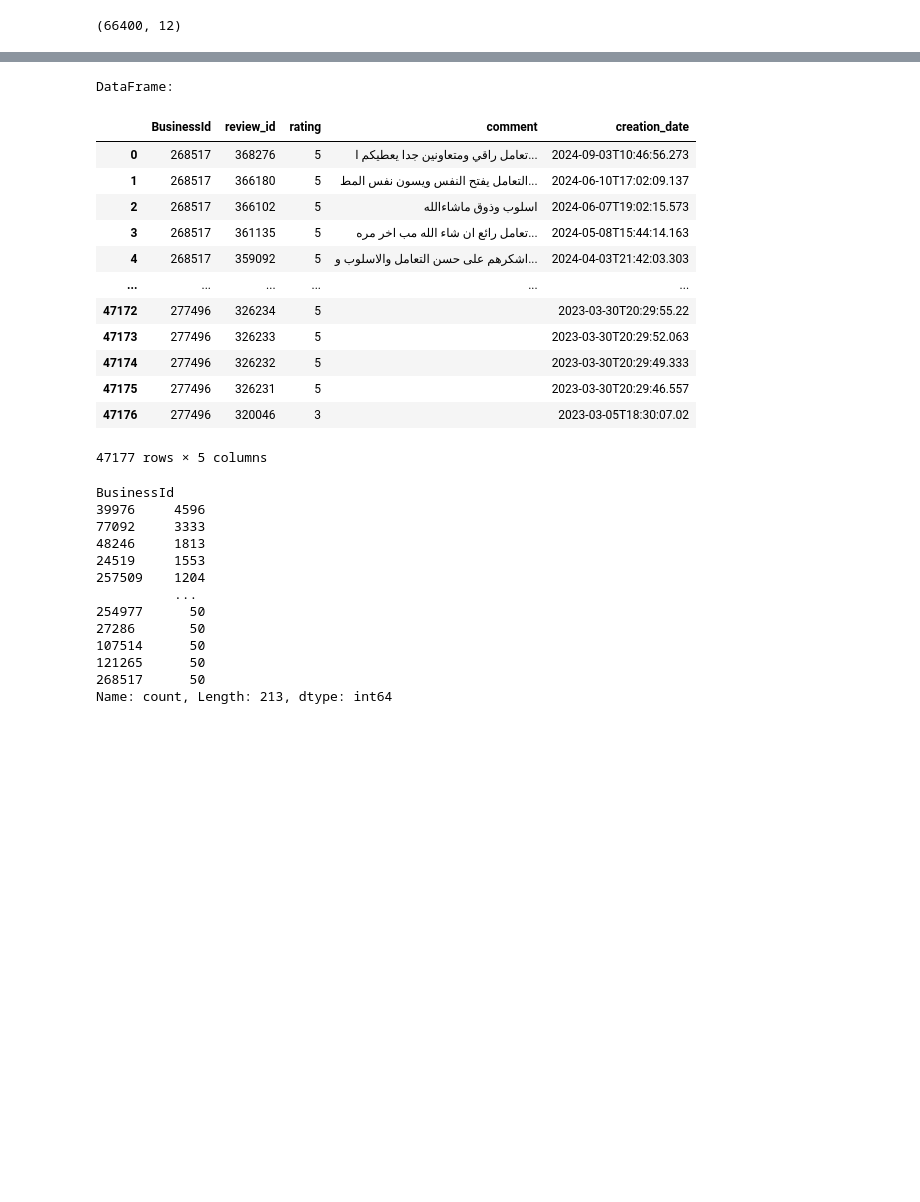
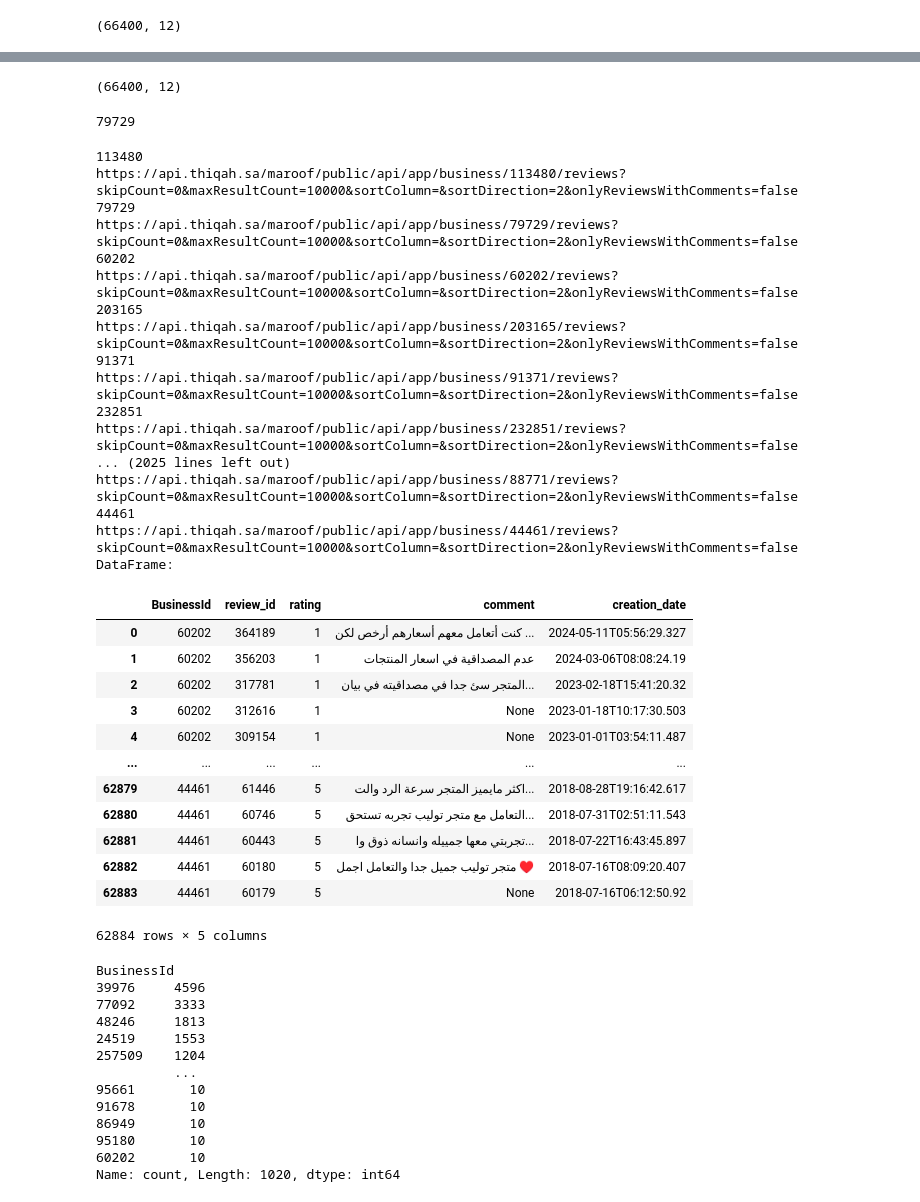
Before and after one commit to almalkiashwaq0/Shawer-Saudi-E-commerce-Market-Analysis, a Jupyter notebook: Web Scraping.ipynb, the cells around one changed output, grey strips where cells are left out. Saved outputs shown, nothing was run; the diff lists cells and outputs as text; code cells hidden in the pictures; blank space fills up the shorter version.

Commit message:
Added the at least 10 comments stores and added there comments datasets, renamed some files.

```diff
--- a/Web Scraping.ipynb
+++ b/Web Scraping.ipynb
@@ -442,0 +419,8 @@ df50['TotalReviews'].sort_values(ascending=False).sum()
+# %%
+df50 = pd.read_csv('all_stores.csv')
+# %%
+df50.shape
+# %% [output]
+(66400, 12)
+# %%
+df50 = df50[df50['TotalReviews'] >= 10]
@@ -443,3 +429,7 @@ df50['TotalReviews'].sort_values(ascending=False).sum()
+# %%
+list(df50['Id'].values)[1]
+# %% [output]
+79729
 # %%
 
 # Base URL for the API endpoint
@@ -452,13 +442,17 @@ headers = {
 }
 
 def get_store_reviews(store_id):
+    print(store_id)
     api_url = api_url_template.format(store_id=store_id)
+    print(api_url)
 
     response = requests.get(api_url, headers=headers)
 
     if response.status_code != 200:
         print("Failed to retrieve data.")
         return None
+    if response.status_code != 200:
+        print("200")
 
     try:
         data = response.json()
@@ -481,45 +475,61 @@ def get_store_reviews(store_id):
 
 def fetch_reviews_parallel(store_ids):
     all_reviews = []
     with ThreadPoolExecutor(max_workers=20) as executor:
         future_to_store_id = {executor.submit(get_store_reviews, store_id): store_id for store_id in store_ids}
         for future in as_completed(future_to_store_id):
             store_id = future_to_store_id[future]
             try:
                 result = future.result()
                 if result:
                     all_reviews.extend(result)
             except Exception as exc:
                 print(f"{store_id} generated an exception: {exc}")
     return all_reviews
 
 
 # Fetch reviews for each store in parallel
 all_reviews = fetch_reviews_parallel(list(df50['Id'].values))
 
 # Convert to DataFrame
 df_reviews = pd.DataFrame(all_reviews)
 
 # Print the DataFrame
 print("DataFrame:")
 # print(df)
 df_reviews
 # Optionally, save to a CSV file
 # %% [output]
+113480
+https://api.thiqah.sa/maroof/public/api/app/business/113480/reviews?skipCount=0&maxResultCount=10000&sortColumn=&sortDirection=2&onlyReviewsWithComments=false
+79729
+https://api.thiqah.sa/maroof/public/api/app/business/79729/reviews?skipCount=0&maxResultCount=10000&sortColumn=&sortDirection=2&onlyReviewsWithComments=false
+60202
+https://api.thiqah.sa/maroof/public/api/app/business/60202/reviews?skipCount=0&maxResultCount=10000&sortColumn=&sortDirection=2&onlyReviewsWithComments=false
+203165
+https://api.thiqah.sa/maroof/public/api/app/business/203165/reviews?skipCount=0&maxResultCount=10000&sortColumn=&sortDirection=2&onlyReviewsWithComments=false
+91371
+https://api.thiqah.sa/maroof/public/api/app/business/91371/reviews?skipCount=0&maxResultCount=10000&sortColumn=&sortDirection=2&onlyReviewsWithComments=false
+232851
+https://api.thiqah.sa/maroof/public/api/app/business/232851/reviews?skipCount=0&maxResultCount=10000&sortColumn=&sortDirection=2&onlyReviewsWithComments=false
+... (2025 lines left out)
+https://api.thiqah.sa/maroof/public/api/app/business/88771/reviews?skipCount=0&maxResultCount=10000&sortColumn=&sortDirection=2&onlyReviewsWithComments=false
+44461
+https://api.thiqah.sa/maroof/public/api/app/business/44461/reviews?skipCount=0&maxResultCount=10000&sortColumn=&sortDirection=2&onlyReviewsWithComments=false
 DataFrame:
 |  | BusinessId | review_id | rating | comment | creation_date |
-| 0 | 268517 | 368276 | 5 | تعامل راقي ومتعاونين جدا يعطيكم ا... | 2024-09-03T10:46:56.273 |
-| 1 | 268517 | 366180 | 5 | التعامل يفتح النفس ويسون نفس المط... | 2024-06-10T17:02:09.137 |
-| 2 | 268517 | 366102 | 5 | اسلوب وذوق ماشاءالله | 2024-06-07T19:02:15.573 |
-| 3 | 268517 | 361135 | 5 | تعامل رائع ان شاء الله مب اخر مره... | 2024-05-08T15:44:14.163 |
-| 4 | 268517 | 359092 | 5 | اشكرهم على حسن التعامل والاسلوب و... | 2024-04-03T21:42:03.303 |
+| 0 | 60202 | 364189 | 1 | كنت أتعامل معهم أسعارهم أرخص لكن ... | 2024-05-11T05:56:29.327 |
+| 1 | 60202 | 356203 | 1 | عدم المصداقية في اسعار المنتجات | 2024-03-06T08:08:24.19 |
+| 2 | 60202 | 317781 | 1 | المتجر سئ جدا في مصداقيته في بيان... | 2023-02-18T15:41:20.32 |
+| 3 | 60202 | 312616 | 1 | None | 2023-01-18T10:17:30.503 |
+| 4 | 60202 | 309154 | 1 | None | 2023-01-01T03:54:11.487 |
 | ... | ... | ... | ... | ... | ... |
-| 47172 | 277496 | 326234 | 5 |  | 2023-03-30T20:29:55.22 |
-| 47173 | 277496 | 326233 | 5 |  | 2023-03-30T20:29:52.063 |
-| 47174 | 277496 | 326232 | 5 |  | 2023-03-30T20:29:49.333 |
-| 47175 | 277496 | 326231 | 5 |  | 2023-03-30T20:29:46.557 |
-| 47176 | 277496 | 320046 | 3 |  | 2023-03-05T18:30:07.02 |
+| 62879 | 44461 | 61446 | 5 | اكثر مايميز المتجر سرعة الرد والت... | 2018-08-28T19:16:42.617 |
+| 62880 | 44461 | 60746 | 5 | التعامل مع متجر توليب تجربه تستحق... | 2018-07-31T02:51:11.543 |
+| 62881 | 44461 | 60443 | 5 | تجربتي معها جمييله وانسانه ذوق وا... | 2018-07-22T16:43:45.897 |
+| 62882 | 44461 | 60180 | 5 | متجر توليب جميل جدا والتعامل اجمل ♥️ | 2018-07-16T08:09:20.407 |
+| 62883 | 44461 | 60179 | 5 | None | 2018-07-16T06:12:50.92 |
-47177 rows × 5 columns
+62884 rows × 5 columns
 # %%
 df_reviews['BusinessId'].value_counts(ascending=False)
 # %% [output]
@@ -530,10 +540,10 @@ BusinessId
 24519     1553
 257509    1204
           ...
-254977      50
-27286       50
-107514      50
-121265      50
-268517      50
-Name: count, Length: 213, dtype: int64
+95661       10
+91678       10
+86949       10
+95180       10
+60202       10
+Name: count, Length: 1020, dtype: int64
 # %%
```
Also changed, not shown: parts of 7 cells of this notebook, 6 other files.
